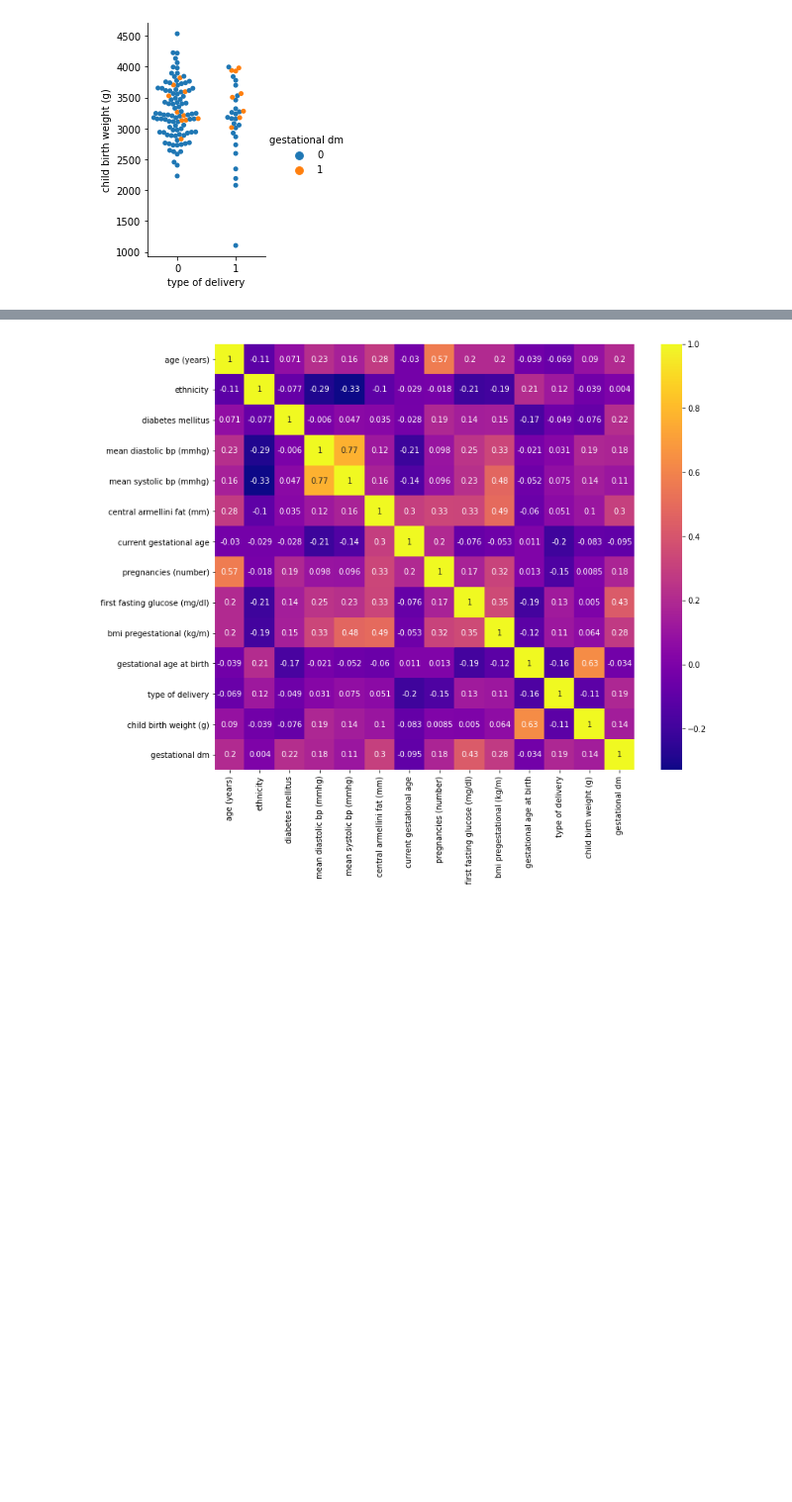
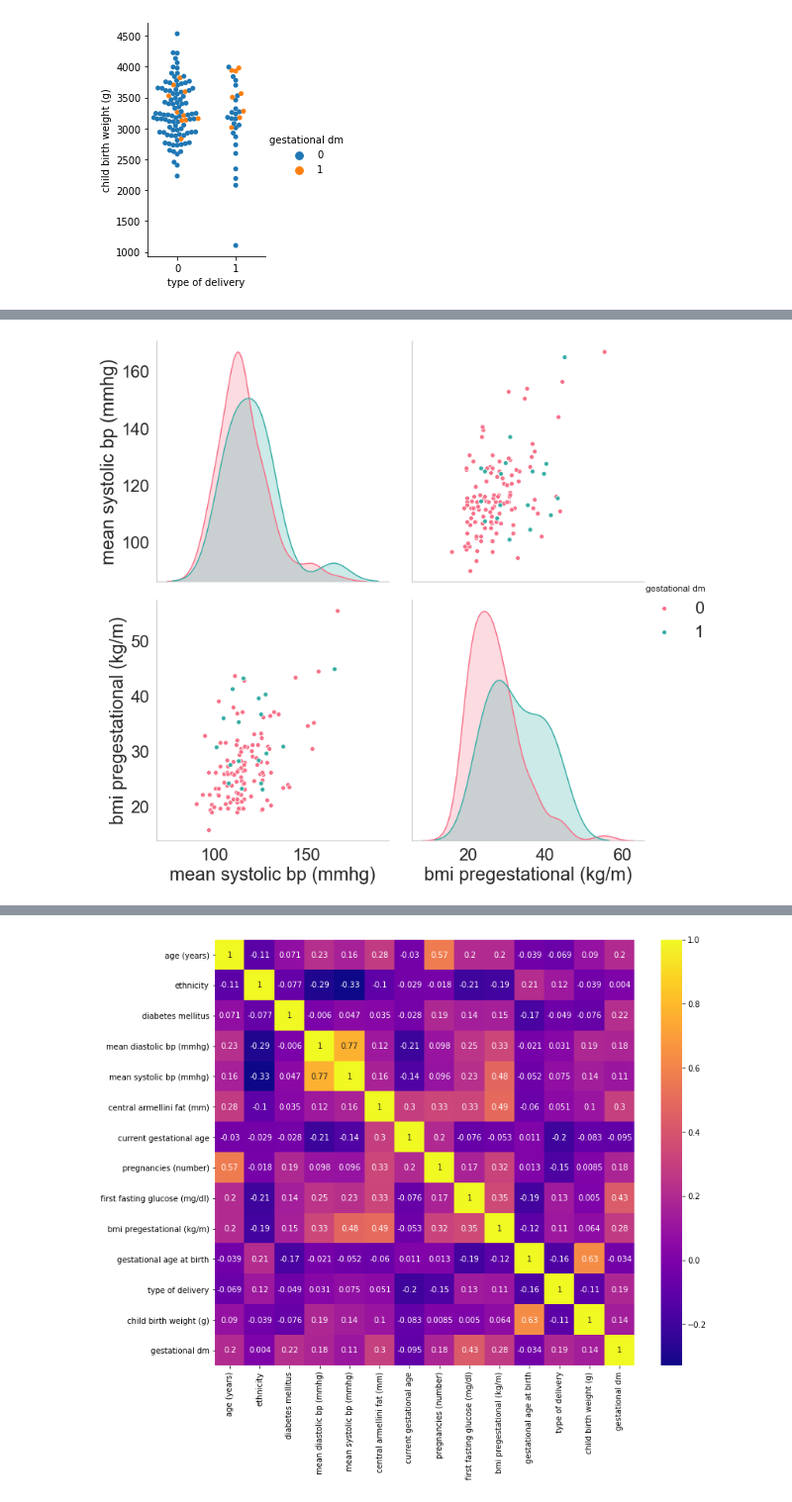
Before and after one commit to Harmeet2504/Insight_Health, a Jupyter notebook: notebooks/EDA.ipynb, the cells around one changed output, grey strips where cells are left out. Shown at 99% size. Drawn from its saved outputs; the diff is of its cells as text; code cells hidden in the pictures; blank space fills up the shorter version.

```diff
--- a/notebooks/EDA.ipynb
+++ b/notebooks/EDA.ipynb
@@ -181,0 +198,6 @@ plt.savefig("bw_gdm_dt.png")
+# %%
+g = sns.pairplot(df,height=3,size=5, vars=["mean systolic bp (mmhg)", "bmi pregestational (kg/m)"], hue="gestational dm", palette="husl")
+g=sns.set_style("whitegrid", {'axes.grid' : False})
+plt.savefig('linearity.png')
+# %% [output]
+[figure, added]
```
Also changed, not shown: parts of 27 cells of this notebook.
